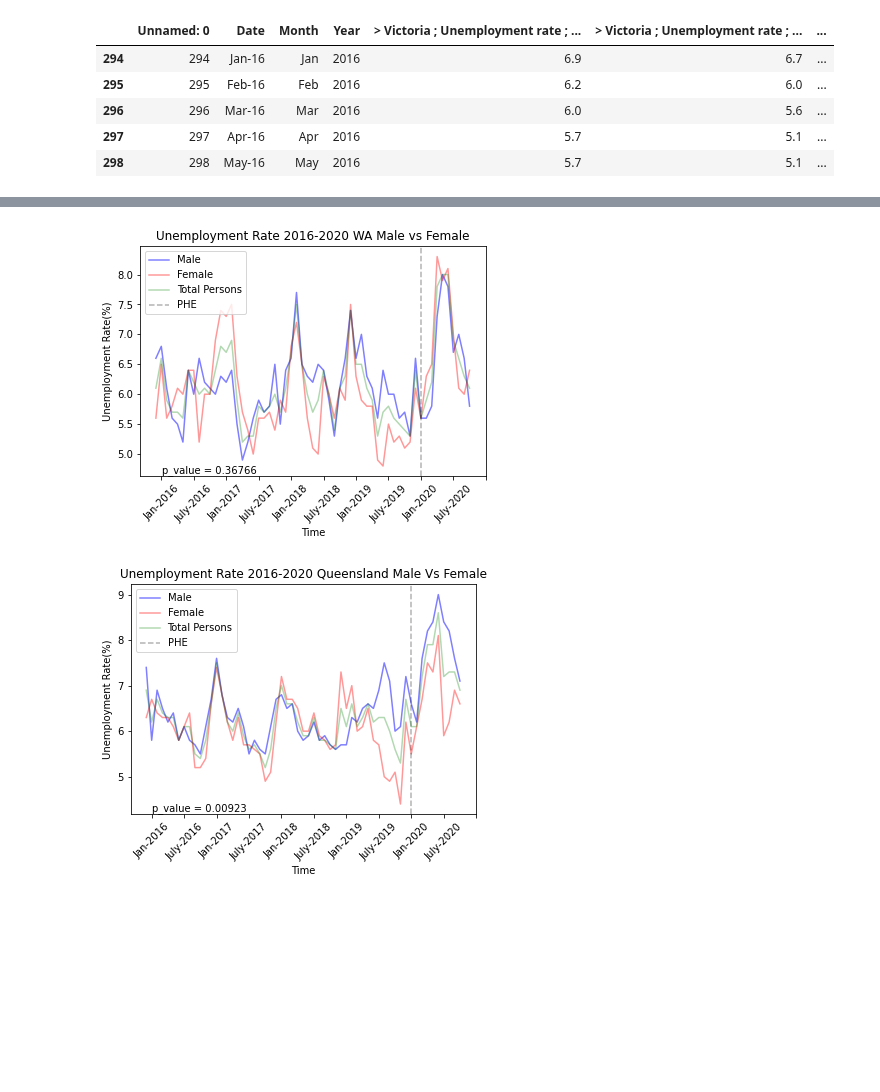
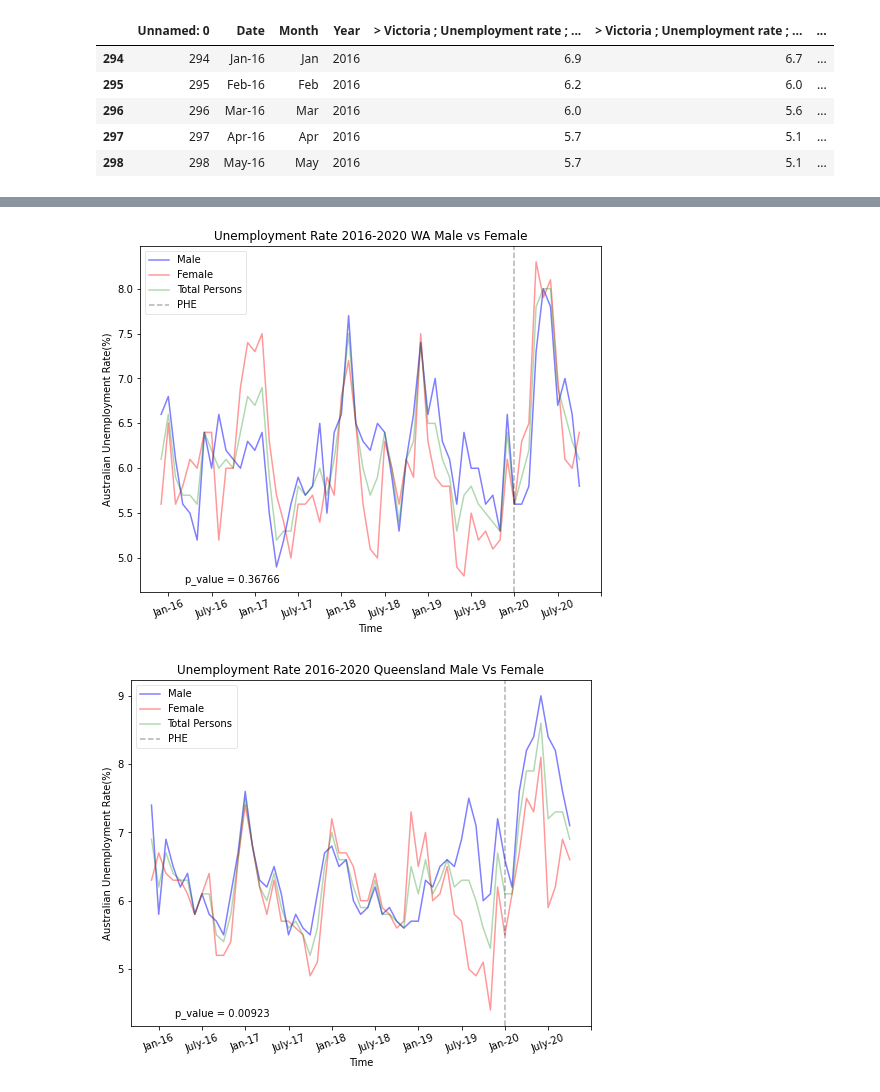
Before and after one commit to tomjp90/Project-1, a Jupyter notebook: Graph_Code/Gender Graphs Project 1.ipynb, the cells around one changed output, grey strips where cells are left out. Cells and saved outputs as stored; diff of their text form; code cells hidden in the pictures; blank space fills up the shorter version.

```diff
--- a/Graph_Code/Gender Graphs Project 1.ipynb
+++ b/Graph_Code/Gender Graphs Project 1.ipynb
@@ -47,7 +48,7 @@ QLD_F = QLD_data_cut["> Queensland ;  Unemployment rate ;  > Females ;"]
 #3 Graphs for each state comparing unemployment over time for male and female line.
 Time = Vic_data_cut["Date"]
 def make_line(t,m,f,ylab,title):
-    fig = plt.figure()
+    fig = plt.figure(figsize= (8,6))
     ax = fig.add_axes([0.1, 0.1, 0.8, 0.8])
 
     plt.plot(Time,m, '-b',label = 'Male',alpha = 0.5)
@@ -61,11 +62,11 @@ def make_line(t,m,f,ylab,title):
     s,p = stats.ttest_ind(m,f)
     covid_line = plt.axvline(x=49,color = 'k',linestyle='--',alpha = 0.3)
     covid_line.set_label('PHE')
-    ax.legend(loc='upper left')
+    ax.legend(loc='upper left',fancybox=True, framealpha=0.5)
 
     plt.text(0.2, 0.05, f"p_value = {round(p,5)}", horizontalalignment='center',verticalalignment='top', transform=ax.transAxes)
 
     ax.set_xticks([1,7,13,19,25,31,37,43,49,55,61])
-    ax.set_xticklabels(['Jan-2016','July-2016','Jan-2017','July-2017','Jan-2018','July-2018','Jan-2019','July-2019','Jan-2020','July-2020'])
-    plt.xticks(rotation=45)
+    ax.set_xticklabels(['Jan-16','July-16','Jan-17','July-17','Jan-18','July-18','Jan-19','July-19','Jan-20','July-20'])
+    plt.xticks(rotation=20)
 # %%
@@ -78,14 +78,12 @@ plt.show()
 # %%
-make_line(WA_T,WA_M,WA_F,"Unemployment Rate(%)","Unemployment Rate 2016-2020 WA Male vs Female")
-
+make_line(WA_T,WA_M,WA_F,"Australian Unemployment Rate(%)","Unemployment Rate 2016-2020 WA Male vs Female")
 plt.savefig('../Graph_Outputs/WA_Gender.png')
 plt.show()
 # %% [output]
-[figure, old version]
+[figure, new version]
 # %%
-make_line(QLD_T,QLD_M,QLD_F,"Unemployment Rate(%)","Unemployment Rate 2016-2020 Queensland Male Vs Female")
-
+make_line(QLD_T,QLD_M,QLD_F,"Australian Unemployment Rate(%)","Unemployment Rate 2016-2020 Queensland Male Vs Female")
 plt.savefig("../Graph_Outputs/QLD_Gender.png")
 plt.show()
 # %% [output]
-[figure, old version]
+[figure, new version]
```
Also changed, not shown: parts of 2 cells of this notebook.
